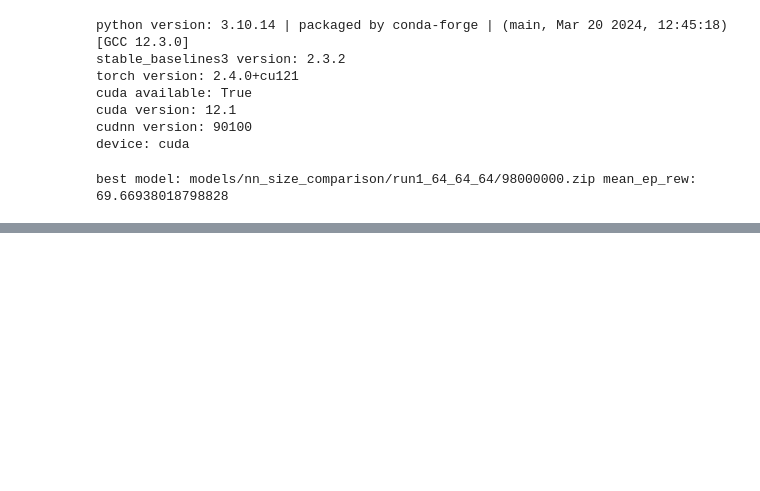
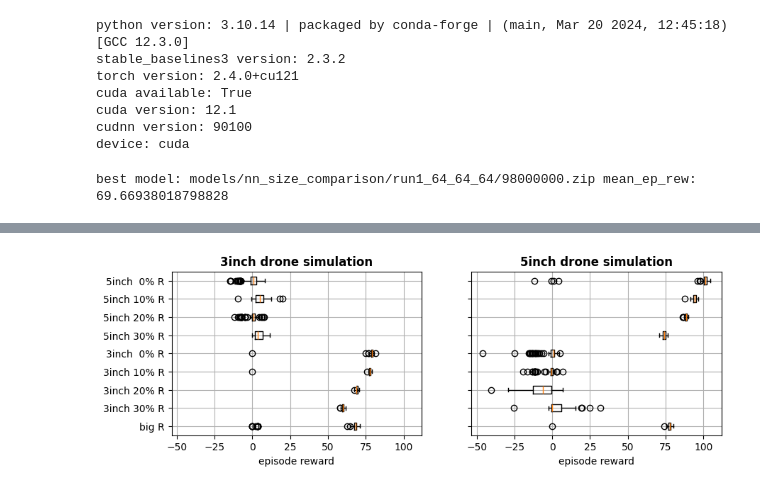
Before and after one commit to tudelft/optimal_quad_control_RL, a Jupyter notebook: Figures_Evaluate_models.ipynb, the cells around one changed output, grey strips where cells are left out. Drawn from its saved outputs; the diff is of its cells as text; code cells hidden in the pictures; blank space fills up the shorter version.

```diff
--- a/Figures_Evaluate_models.ipynb
+++ b/Figures_Evaluate_models.ipynb
@@ -160,7 +160,6 @@ def animate_policy(model, env, **kwargs):
     def run():
         actions, _ = model.predict(env.states)
         states, rewards, dones, infos = env.step(actions)
-        print(rewards)
         return env.render()
     animation.view(run, gate_pos=env.gate_pos, gate_yaw=env.gate_yaw, **kwargs)
 
@@ -185,18 +184,6 @@ def animate_policy_2(model1, model2, env1, env2, **kwargs):
             out[key] = np.concatenate([out1[key], out2[key]])
         return out
     animation.view(run, gate_pos=env1.gate_pos, gate_yaw=env1.gate_yaw, **kwargs)
-
-def get_ep_rew(model, env, num_ep=100):
-    env.reset()
-    cum_rew = np.zeros(env.num_envs)
-    ep_rew_list = []
-    while len(ep_rew_list) < num_ep:
-        actions, _ = model.predict(env.states)
-        states, rewards, dones, infos = env.step(actions)
-        cum_rew += rewards
-        ep_rew_list += list(cum_rew[dones])
-        cum_rew[dones] = 0
-    return np.array(ep_rew_list)
 # %% [output]
 python version: 3.10.14 | packaged by conda-forge | (main, Mar 20 2024, 12:45:18) [GCC 12.3.0]
 stable_baselines3 version: 2.3.2
@@ -269 +364,61 @@ best model: models/3inch_drone/run2_3inch_30_percent/85000000.zip mean_ep_rew: 5
+# %%
+# BOXPLOTS
+fig, ax = plt.subplots(1,2, figsize=(10,3), sharey=True, sharex=True)
+# 3inch
+ax[0].boxplot([
+    ep_rew_bR_on_3inch,
+    ep_rew_3inch_30pR_on_3inch,
+    ep_rew_3inch_20pR_on_3inch,
+    ep_rew_3inch_10pR_on_3inch,
+    ep_rew_3inch_00pR_on_3inch,
+    ep_rew_5inch_30pR_on_3inch,
+    ep_rew_5inch_20pR_on_3inch,
+    ep_rew_5inch_10pR_on_3inch,
+    ep_rew_5inch_00pR_on_3inch,
+], positions=[0,1,2,3,4,5,6,7,8], widths=0.4, vert=False)
+ax[0].set_yticks(range(9))
+ax[0].set_yticklabels([
+    'big R',
+    '3inch 30% R',
+    '3inch 20% R',
+    '3inch 10% R',
+    '3inch  0% R',
+    '5inch 30% R',
+    '5inch 20% R',
+    '5inch 10% R',
+    '5inch  0% R'
+], rotation=0)
+ax[0].set_xlabel('episode reward')
+ax[0].set_title('3inch drone simulation', fontweight='bold')
+ax[0].grid() # grid
+# 5inch
+ax[1].boxplot([
+    ep_rew_bR_on_5inch,
+    ep_rew_3inch_30pR_on_5inch,
+    ep_rew_3inch_20pR_on_5inch,
+    ep_rew_3inch_10pR_on_5inch,
+    ep_rew_3inch_00pR_on_5inch,
+    ep_rew_5inch_30pR_on_5inch,
+    ep_rew_5inch_20pR_on_5inch,
+    ep_rew_5inch_10pR_on_5inch,
+    ep_rew_5inch_00pR_on_5inch,
+], positions=[0,1,2,3,4,5,6,7,8], widths=0.4, vert=False)
+ax[1].set_yticks(range(9))
+ax[1].set_yticklabels([
+    'big R',
+    '3inch 30% R',
+    '3inch 20% R',
+    '3inch 10% R',
+    '3inch  0% R',
+    '5inch 30% R',
+    '5inch 20% R',
+    '5inch 10% R',
+    '5inch  0% R'
+], rotation=0)
+ax[1].set_xlabel('episode reward')
+ax[1].set_title('5inch drone simulation', fontweight='bold')
+ax[1].grid() # grid
+fig.show()
+# %% [output]
+[figure, added]
 # %%
```
Also changed, not shown: parts of 8 cells of this notebook, 2 other files.
